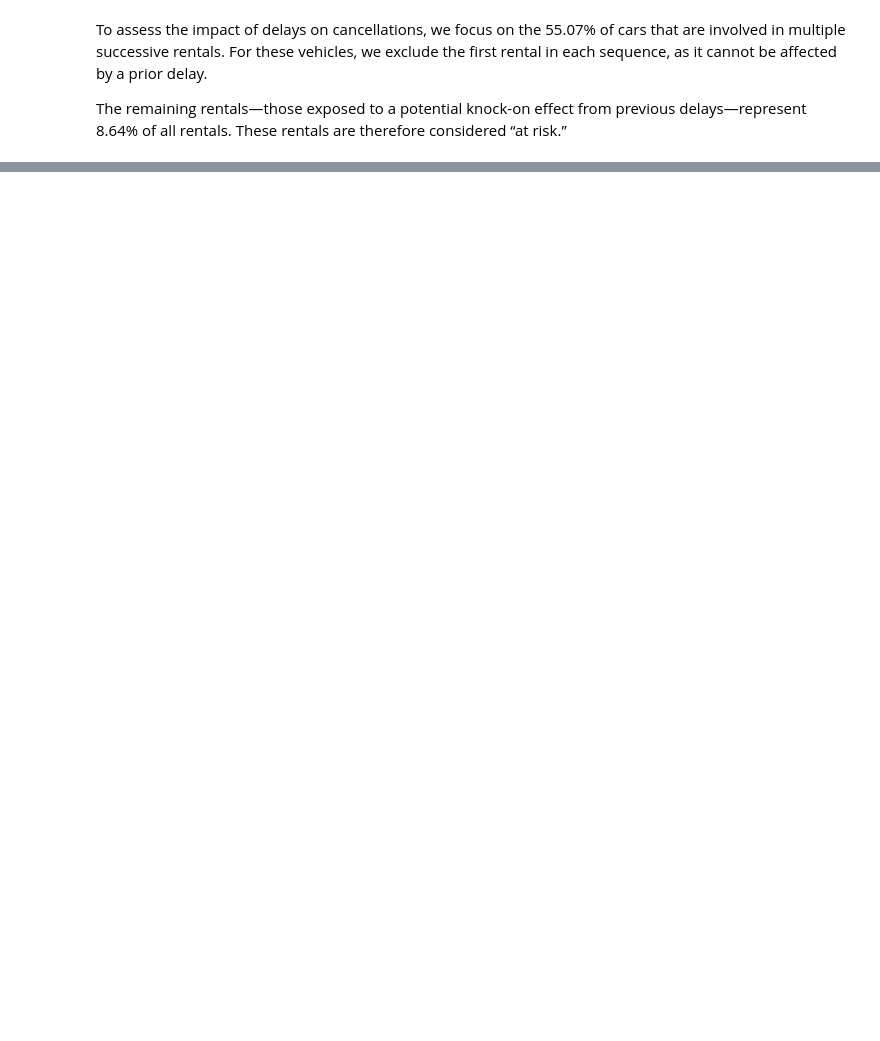
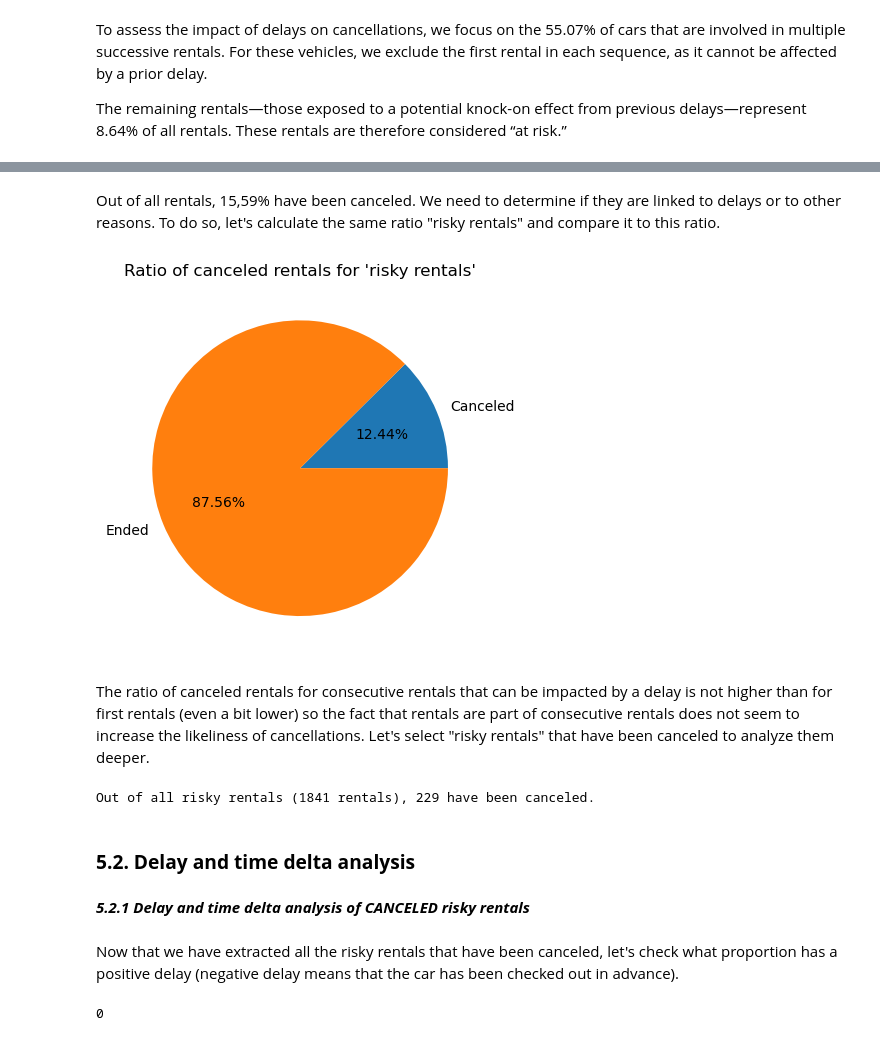
Before and after one commit to Mounia-Agronomist-Datascientist/Getaround_delay_analysis, a Jupyter notebook: NOTEBOOK/getaround_delay_analysis.ipynb, the cells around one changed output, grey strips where cells are left out. Drawn from its saved outputs; the diff is of its cells as text; code cells hidden in the pictures; blank space fills up the shorter version.

```diff
--- a/NOTEBOOK/getaround_delay_analysis.ipynb
+++ b/NOTEBOOK/getaround_delay_analysis.ipynb
@@ -216,0 +385,29 @@ risky_rentals_df.to_excel("../DATA/processed_data/risky_rentals.xlsx")
+# %% [markdown]
+Out of all rentals, 15,59% have been canceled. We need to determine if they are linked to delays or to other reasons. To do so, let's calculate the same ratio "risky rentals" and compare it to this ratio.
+# %%
+# Ratio of canceled rentals for cars with several rentals.
+state_risky_rentals = pd.DataFrame({
+    'State': ['Canceled','Ended'],
+    'Count': [
+        (risky_rentals_df['state']=="canceled").sum(),
+        (risky_rentals_df['state']=="ended").sum()]},
+        index=['Canceled','Ended'])
+state_risky_rentals['Percentage %'] = (state_risky_rentals['Count'] / len(risky_rentals_df) * 100).round(2)
+
+state_risky_rentals
+plot=state_risky_rentals.plot.pie(
+    y='Percentage %',
+    autopct=lambda p: f"{p:.2f}%",
+    legend=False,
+    labels=state_risky_rentals.index,
+    ylabel='',
+    title="Ratio of canceled rentals for 'risky rentals'")
+# %% [output]
+[figure, added]
+# %% [markdown]
+The ratio of canceled rentals for consecutive rentals that can be impacted by a delay is not higher than for first rentals (even a bit lower) so the fact that rentals are part of consecutive rentals does not seem to increase the likeliness of cancellations. Let's select "risky rentals" that have been canceled to analyze them deeper.
+# %%
+canceled_risky_rentals_df=risky_rentals_df[risky_rentals_df['state']=='canceled']
+print( f"Out of all risky rentals ({len(risky_rentals_df)} rentals), {len(canceled_risky_rentals_df)} have been canceled.")
+# %% [output]
+Out of all risky rentals (1841 rentals), 229 have been canceled.
@@ -216,0 +416,11 @@ risky_rentals_df.to_excel("../DATA/processed_data/risky_rentals.xlsx")
+# %% [markdown]
+### **5.2. Delay and time delta analysis** ###
+# %% [markdown]
+_**5.2.1 Delay and time delta analysis of CANCELED risky rentals**_
+# %% [markdown]
+Now that we have extracted all the risky rentals that have been canceled, let's check what proportion has a positive delay (negative delay means that the car has been checked out in advance).
+# %%
+# Is there available`delay_at_checkout_in_minutes' information for risky rentals?
+canceled_risky_rentals_df["delay_at_checkout_in_minutes"].notna().sum()
+# %% [output]
+0
```
Also changed, not shown: parts of 48 cells of this notebook, 1 other file.
